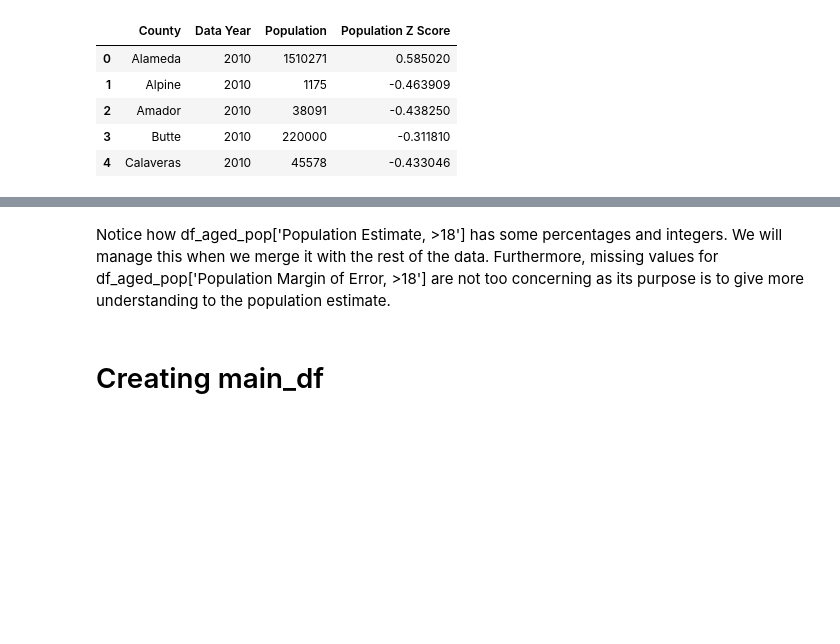
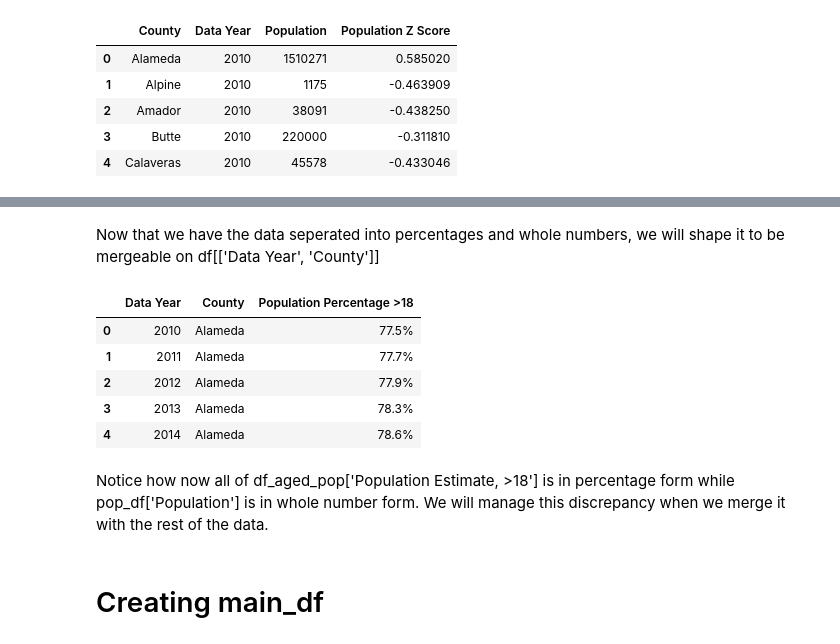
Before and after one commit to kellerl7/SIADS_Milestone_1, a Jupyter notebook: 19-btschmid-claris-lucaskel-kr_backup.ipynb, the cells around one changed output, grey strips where cells are left out. Drawn from its saved outputs; the diff is of its cells as text; code cells hidden in the pictures; blank space fills up the shorter version.

```diff
--- a/19-btschmid-claris-lucaskel-kr_backup.ipynb
+++ b/19-btschmid-claris-lucaskel-kr_backup.ipynb
@@ -740,39 +764,45 @@ def aged_population2(dataset, datayear):
+# %% [markdown]
+Now that we have the data seperated into percentages and whole numbers, we will shape it to be mergeable on df[['Data Year', 'County']]
 # %%
+# Create empty list
 totalpop = []
-#df_year = pd.DataFrame()
+# Create ['Data Year'] column
 for year in range(2010,2024):
     df_year = aged_population2(f'population_data/Pop_Over_18_{year}.csv', year)
     df_year['Data Year'] = year
     totalpop.append(df_year)
-    #totpop2022.columns[0].split(" ")[0]
+# Concat totalpop so that the years are stacked on top of each other
 df_aged_unshaped = pd.concat(totalpop , ignore_index= True)
+# Add remaining columns
 cols = ['Data Year'] + [col for col in df_aged_unshaped.columns if col != 'Data Year']
 df_aged_unshaped = df_aged_unshaped[cols]
-df_aged_unshaped.head(15)
+# Arrange dataframe by year and not by county
 df_aged_unshaped.set_index('Data Year')
+# Ensure other columns follow suit
 county_cols = [col for col in df_aged_unshaped.columns if col != 'Data Year']
-#reshaped_df = df_aged_pop.pivot(index='Data Year', columns=county_cols, values='Population Estimate, >18')
-#reshaped_df.reset_index(inplace=True)
-#reshaped_df.columns.name = None
-#reshaped_df.columns = ['Data Year'] + [col for col in reshaped_df.columns if col != 'Data Year']
-#reshaped_df # Set the first column name
+
 def reshape_population_data(df):
     # Ensure the 'Data Year' column is of integer type
     df['Data Year'] = df['Data Year'].astype(int)
-
     # Use melt to convert county columns into rows
     melted_df = df.melt(id_vars=['Data Year'],
                         var_name='County',
                         value_name='Population Percentage >18')
-
     # Drop rows where 'Population Percentage >18' is NaN
     melted_df.dropna(subset=['Population Percentage >18'], inplace=True)
-
     # Reset index for a clean DataFrame
     melted_df.reset_index(drop=True, inplace=True)
-
     return melted_df
 
-# Assuming df_aged_pop is your DataFrame with the desired structure
-df_aged_unshaped = pd.concat(totalpop, ignore_index=True)  # Concatenate all yearly data
-df_aged_pop = reshape_population_data(df_aged_unshaped)
+# Concatenate all yearly data
+df_aged_unshaped = pd.concat(totalpop, ignore_index=True)
+# Run concatenated data through reshape_population_data
+df_adult_pop = reshape_population_data(df_aged_unshaped)
+df_adult_pop.head()
+# %% [output]
+|  | Data Year | County | Population Percentage >18 |
+| 0 | 2010 | Alameda | 77.5% |
+| 1 | 2011 | Alameda | 77.7% |
+| 2 | 2012 | Alameda | 77.9% |
+| 3 | 2013 | Alameda | 78.3% |
+| 4 | 2014 | Alameda | 78.6% |
@@ -806,6 +809,5 @@ dfs = [totpop2010, totpop2011, totpop2012, totpop2013, totpop2014, totpop2015, t
 # %% [markdown]
-Notice how df_aged_pop['Population Estimate, >18'] has some percentages and integers. We will manage this when we merge it with the rest of the data.
-Furthermore, missing values for df_aged_pop['Population Margin of Error, >18'] are not too concerning as its purpose is to give more understanding to the population estimate.
+Notice how now all of df_aged_pop['Population Estimate, >18'] is in percentage form while pop_df['Population'] is in whole number form. We will manage this discrepancy when we merge it with the rest of the data.
 # %% [markdown]
 # Creating main_df
 # %% [markdown]
```
Also changed, not shown: parts of 24 cells of this notebook.
